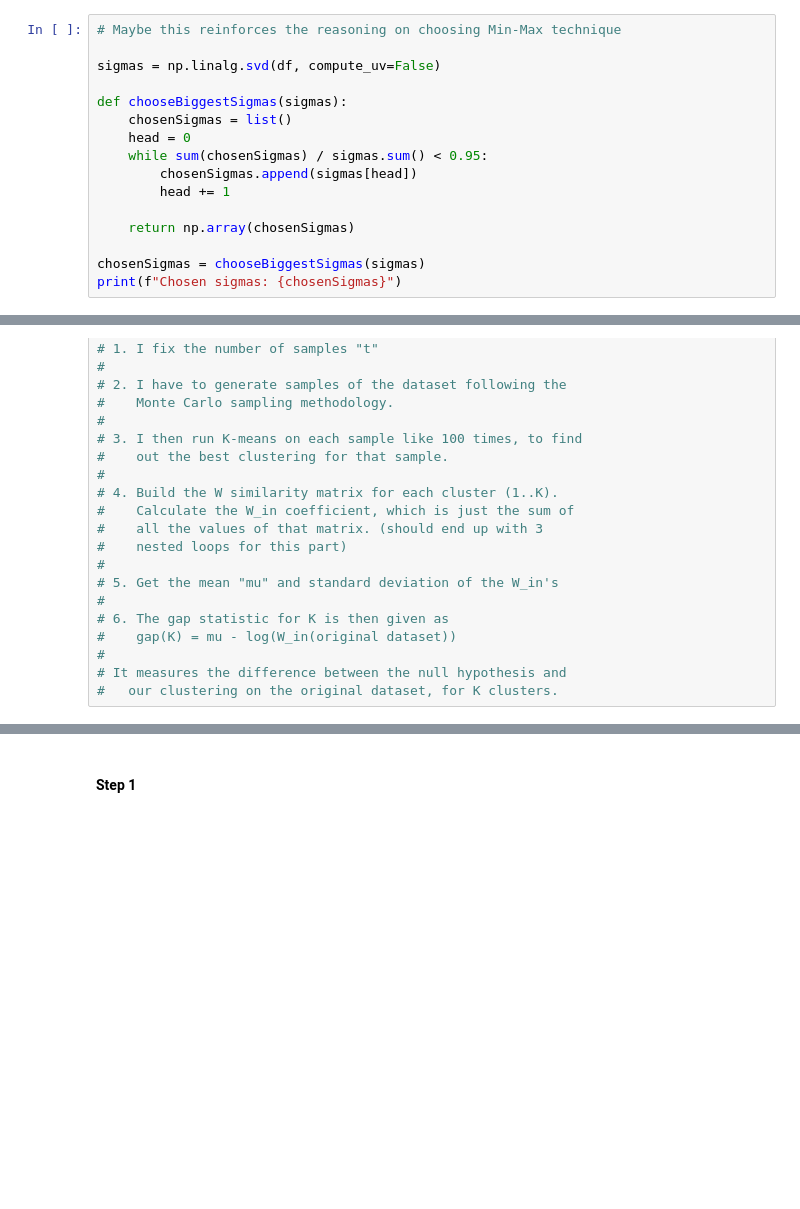
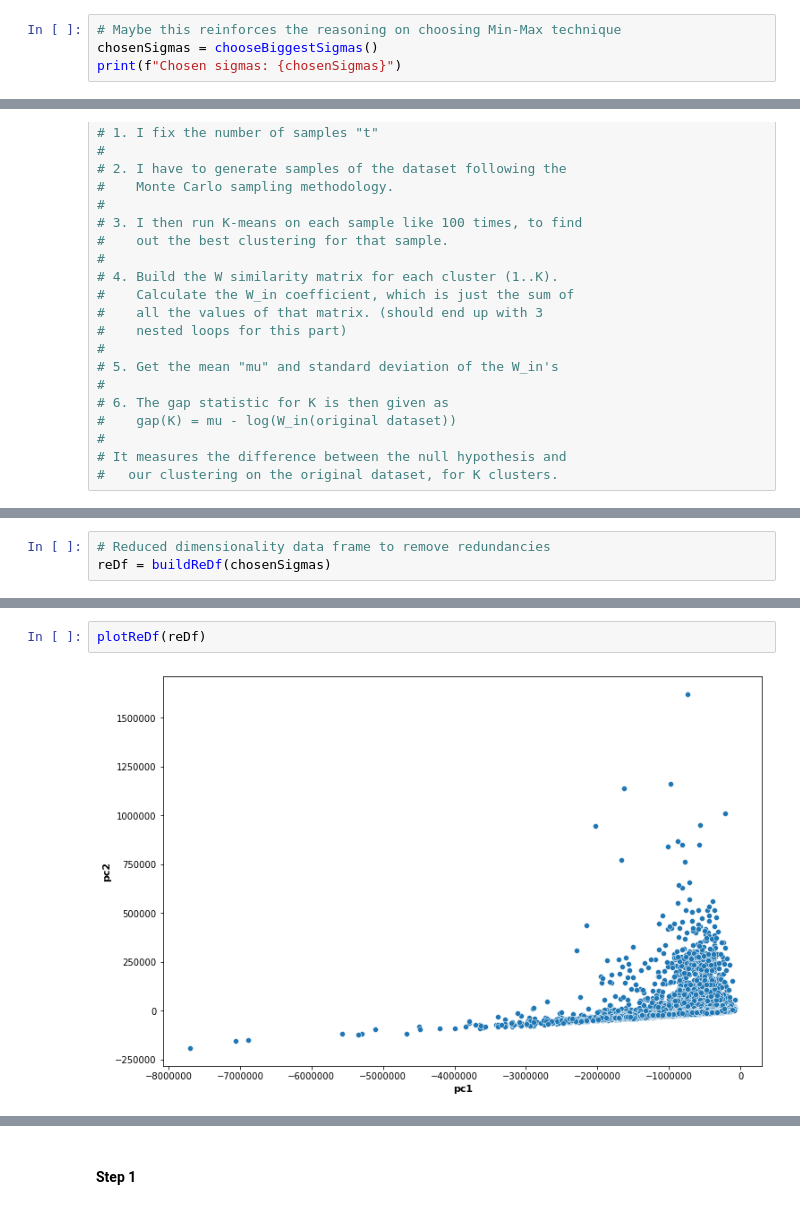
Before and after one commit to Yowgf/automated-brokerage, a Jupyter notebook: cdm-23.ipynb, the cells around one changed output, grey strips where cells are left out. Saved outputs shown, nothing was run; the diff lists cells and outputs as text; blank space fills up the shorter version.

```diff
--- a/cdm-23.ipynb
+++ b/cdm-23.ipynb
@@ -75,17 +39,5 @@ plotScatterMatrix(df)
 #### 2. Factor SVD to find out how the data is distributed
 # %%
 # Maybe this reinforces the reasoning on choosing Min-Max technique
-
-sigmas = np.linalg.svd(df, compute_uv=False)
-
-def chooseBiggestSigmas(sigmas):
-    chosenSigmas = list()
-    head = 0
-    while sum(chosenSigmas) / sigmas.sum() < 0.95:
-        chosenSigmas.append(sigmas[head])
-        head += 1
-
-    return np.array(chosenSigmas)
-
-chosenSigmas = chooseBiggestSigmas(sigmas)
+chosenSigmas = chooseBiggestSigmas()
 print(f"Chosen sigmas: {chosenSigmas}")
@@ -150,0 +78,3 @@ plt.show()
+# %%
+# Reduced dimensionality data frame to remove redundancies
+reDf = buildReDf(chosenSigmas)
@@ -150,0 +99,4 @@ plt.show()
+# %%
+plotReDf(reDf)
+# %% [output]
+[figure, added]
```
Also changed, not shown: parts of 33 cells of this notebook, 11 other files.
